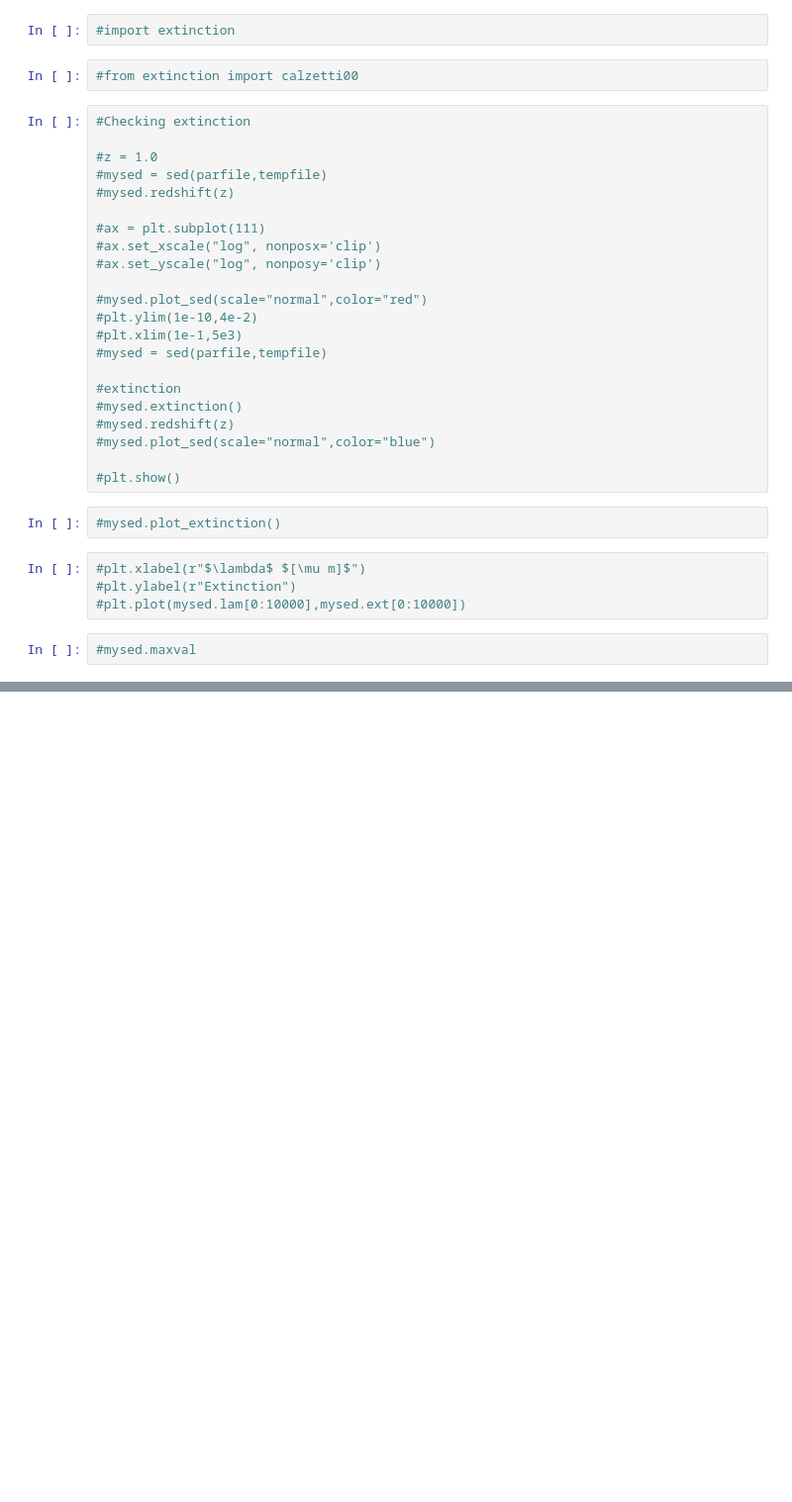
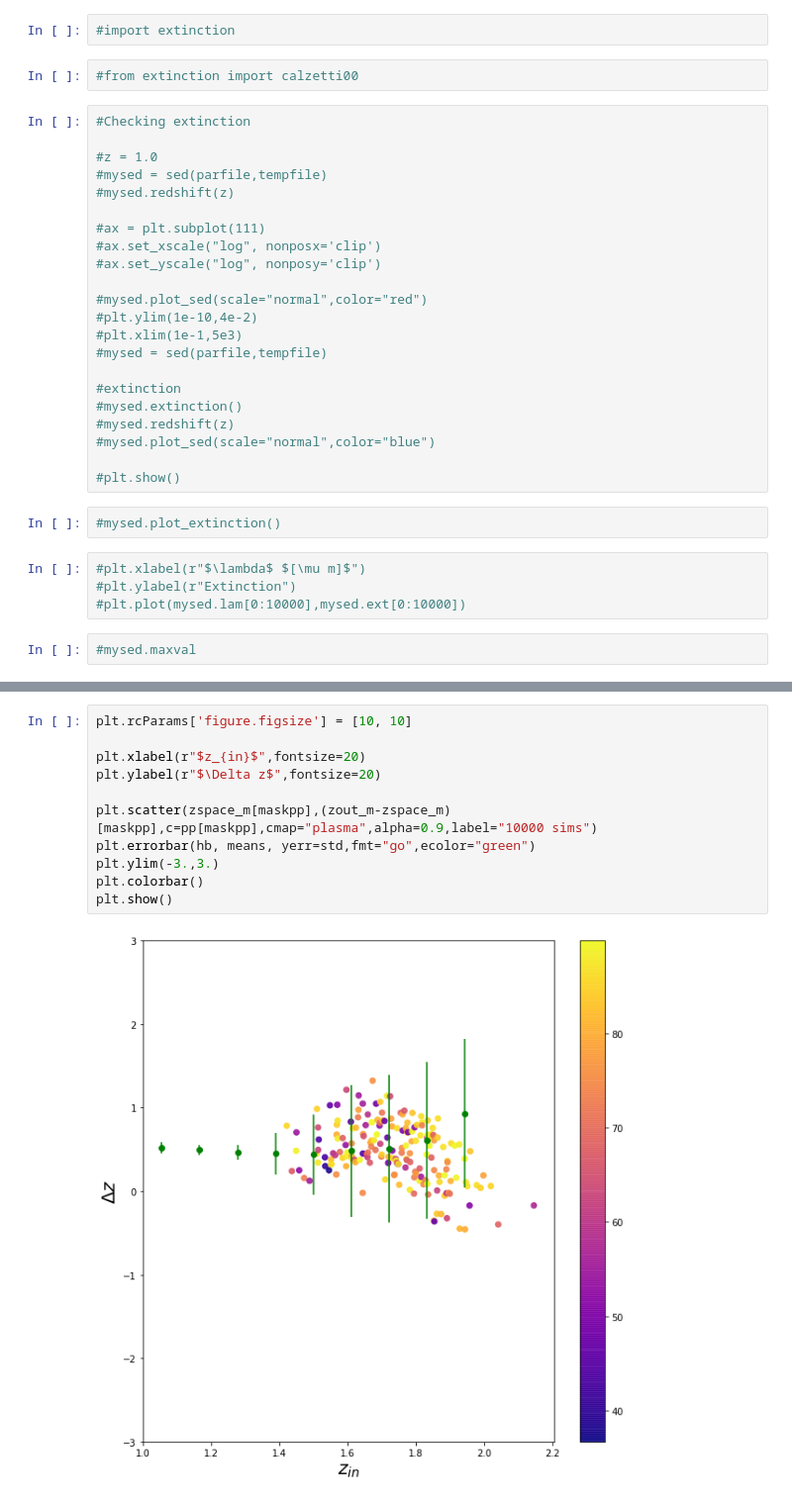
Before and after one commit to cpvargas/sed_research, a Jupyter notebook: single_AvRv_sim.ipynb, the cells around one changed output, grey strips where cells are left out. Shown at 99% size. Cells and saved outputs as stored; diff of their text form; blank space fills up the shorter version.

```diff
--- a/single_AvRv_sim.ipynb
+++ b/single_AvRv_sim.ipynb
@@ -313,0 +342,13 @@ print datetime.now() - startTime
+# %%
+plt.rcParams['figure.figsize'] = [10, 10]
+
+plt.xlabel(r"$z_{in}$",fontsize=20)
+plt.ylabel(r"$\Delta z$",fontsize=20)
+
+plt.scatter(zspace_m[maskpp],(zout_m-zspace_m)[maskpp],c=pp[maskpp],cmap="plasma",alpha=0.9,label="10000 sims")
+plt.errorbar(hb, means, yerr=std,fmt="go",ecolor="green")
+plt.ylim(-3.,3.)
+plt.colorbar()
+plt.show()
+# %% [output]
+[figure, added]
```
Also changed, not shown: parts of 14 cells of this notebook.
